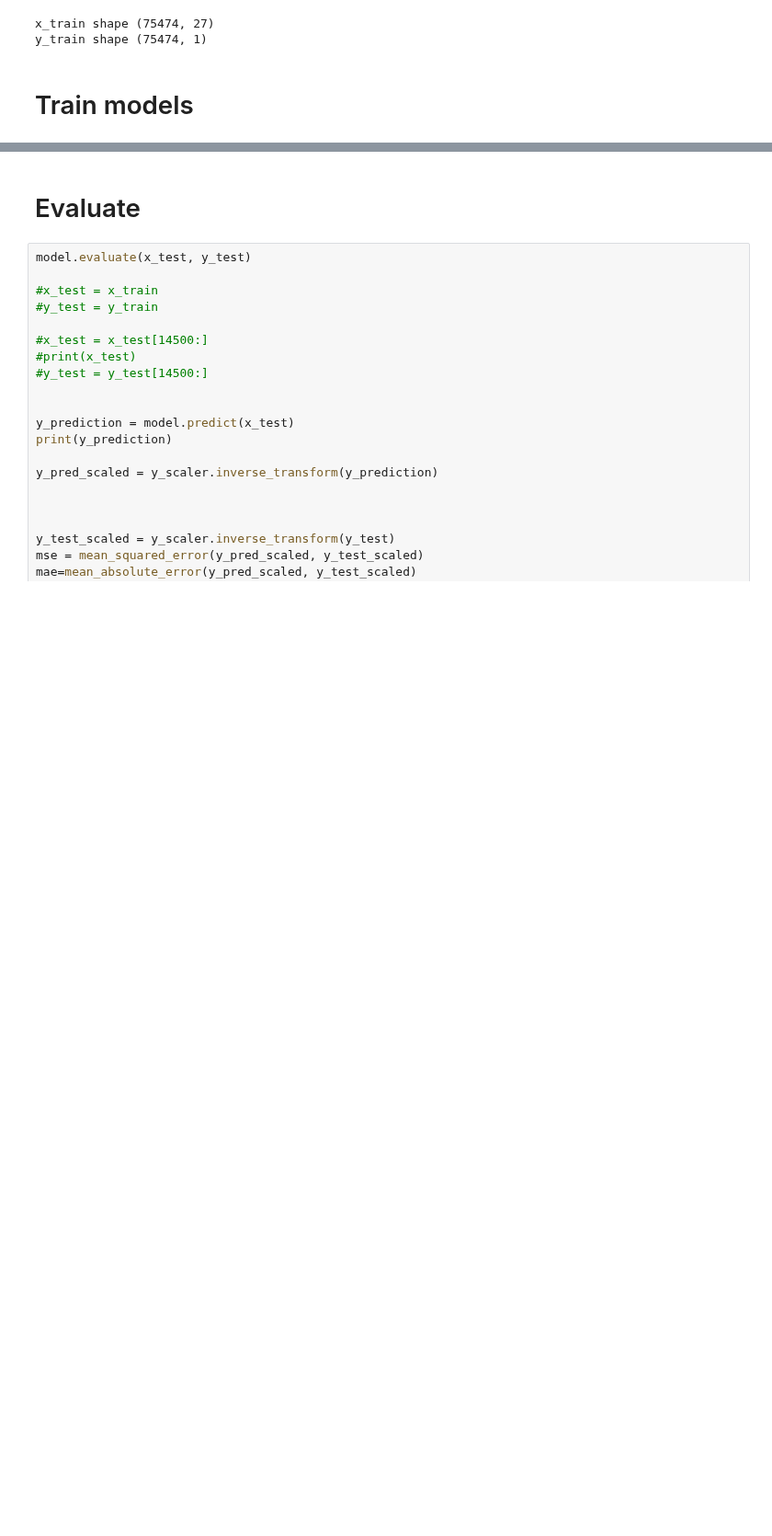
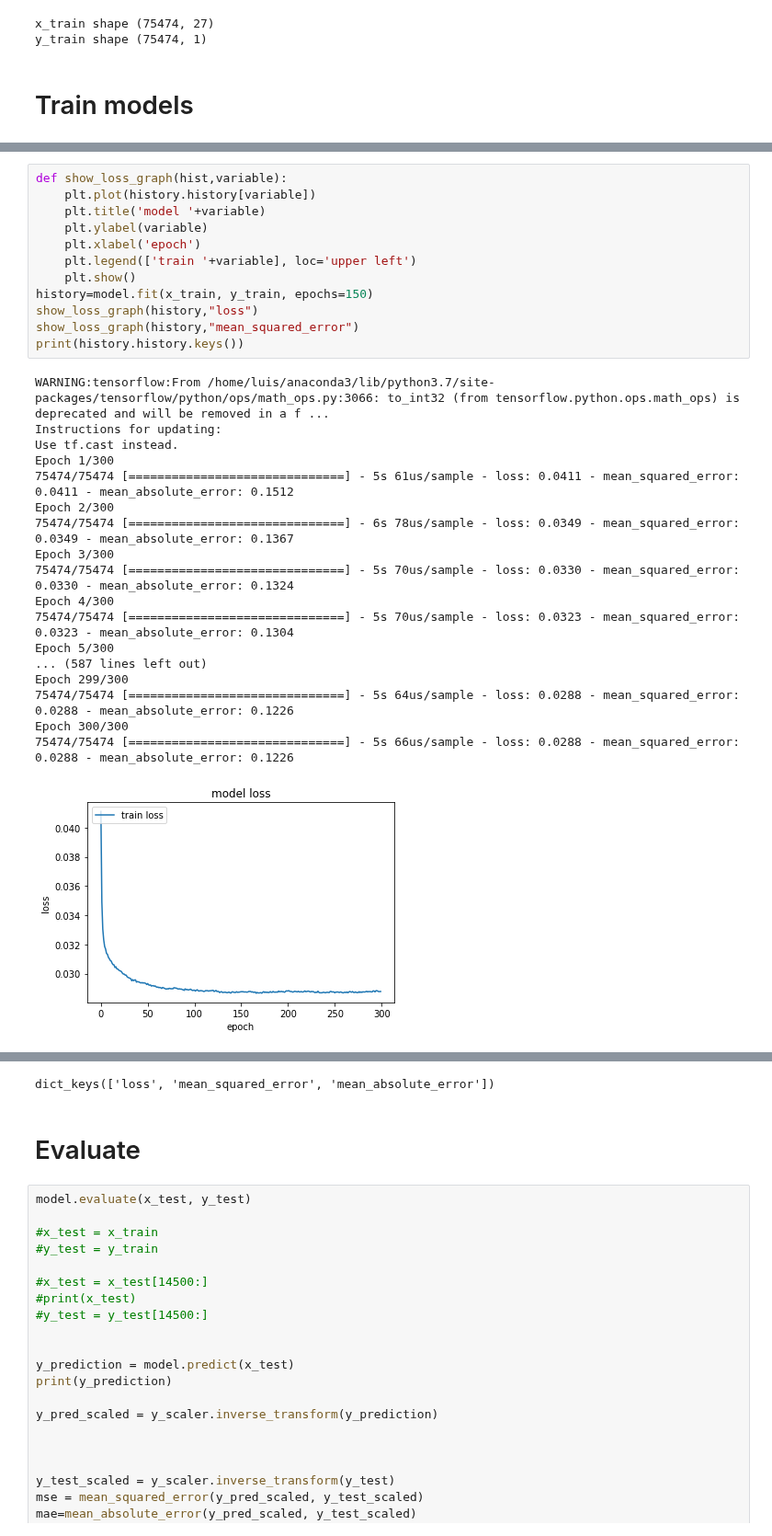
Before and after one commit to vandenbroucke/BRUBIKE, a Jupyter notebook: Predicting_Traffic.ipynb, the cells around one changed output, grey strips where cells are left out. Shown at 92% size. Drawn from its saved outputs; the diff is of its cells as text; blank space fills up the shorter version.

```diff
--- a/Predicting_Traffic.ipynb
+++ b/Predicting_Traffic.ipynb
@@ -292,0 +277,31 @@ Epoch 8/8
+# %%
+def show_loss_graph(hist,variable):
+    plt.plot(history.history[variable])
+    plt.title('model '+variable)
+    plt.ylabel(variable)
+    plt.xlabel('epoch')
+    plt.legend(['train '+variable], loc='upper left')
+    plt.show()
+history=model.fit(x_train, y_train, epochs=150)
+show_loss_graph(history,"loss")
+show_loss_graph(history,"mean_squared_error")
+print(history.history.keys())
+# %% [output]
+WARNING:tensorflow:From /home/luis/anaconda3/lib/python3.7/site-packages/tensorflow/python/ops/math_ops.py:3066: to_int32 (from tensorflow.python.ops.math_ops) is deprecated and will be removed in a f ...
+Instructions for updating:
+Use tf.cast instead.
+Epoch 1/300
+75474/75474 [==============================] - 5s 61us/sample - loss: 0.0411 - mean_squared_error: 0.0411 - mean_absolute_error: 0.1512
+Epoch 2/300
+75474/75474 [==============================] - 6s 78us/sample - loss: 0.0349 - mean_squared_error: 0.0349 - mean_absolute_error: 0.1367
+Epoch 3/300
+75474/75474 [==============================] - 5s 70us/sample - loss: 0.0330 - mean_squared_error: 0.0330 - mean_absolute_error: 0.1324
+Epoch 4/300
+75474/75474 [==============================] - 5s 70us/sample - loss: 0.0323 - mean_squared_error: 0.0323 - mean_absolute_error: 0.1304
+Epoch 5/300
+... (587 lines left out)
+Epoch 299/300
+75474/75474 [==============================] - 5s 64us/sample - loss: 0.0288 - mean_squared_error: 0.0288 - mean_absolute_error: 0.1226
+Epoch 300/300
+75474/75474 [==============================] - 5s 66us/sample - loss: 0.0288 - mean_squared_error: 0.0288 - mean_absolute_error: 0.1226
+[figure, added]
@@ -293,3 +309,4 @@ Epoch 8/8
+dict_keys(['loss', 'mean_squared_error', 'mean_absolute_error'])
 # %% [markdown]
 # Evaluate
 # %%
```
Also changed, not shown: parts of 4 cells of this notebook.
